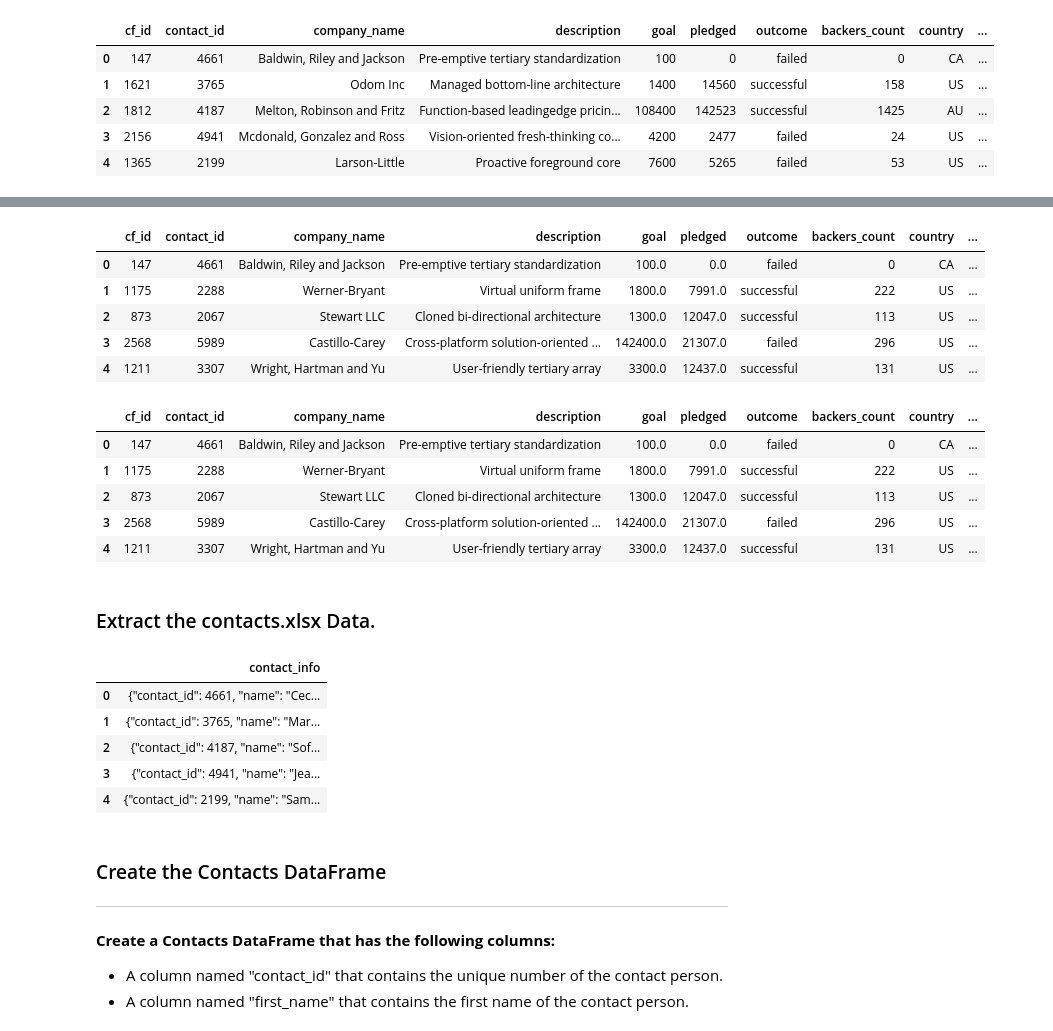
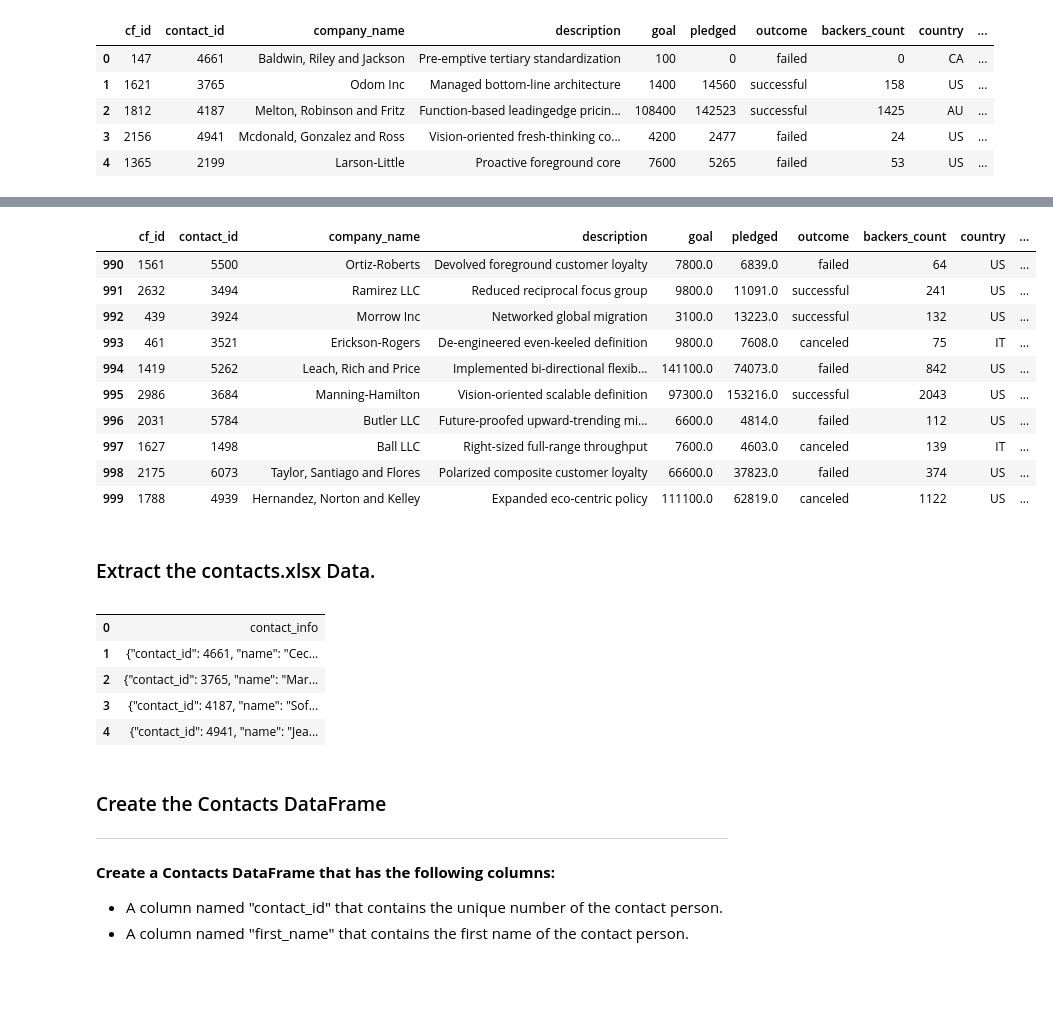
Before and after one commit to thorblock/Project_2_ETL_Crowdfunding, a Jupyter notebook: ETL_Mini_Project_TBlack_LNelson.ipynb, the cells around one changed output, grey strips where cells are left out. Drawn from its saved outputs; the diff is of its cells as text; code cells hidden in the pictures; blank space fills up the shorter version.

```diff
--- a/ETL_Mini_Project_TBlack_LNelson.ipynb
+++ b/ETL_Mini_Project_TBlack_LNelson.ipynb
@@ -117,10 +109,10 @@ appended subcategory ids['subcat1', 'subcat2', 'subcat3', 'subcat4', 'subcat5',
 # %%
 # Create a category DataFrame with the category_id array as the category_id and categories list as the category name.
-cat_dict = {'category_id': cat_ids, 'category': categories_list}
-category_df = pd.DataFrame(cat_dict)
+category_df = {'category_id':cat_ids, 'category':categories}
+category_df = pd.DataFrame(data=category_df)
 # Create a category DataFrame with the subcategory_id array as the subcategory_id and subcategories list as the subcategory name.
-subcat_dict = {'subcategory_id': subcat_ids, 'subcategory': subcategories_list}
-subcategory_df = pd.DataFrame(subcat_dict)
+subcategory_df = {'subcategory_id':subcat_ids, 'sub_category':subcategories}
+subcategory_df = pd.DataFrame(data=subcategory_df)
 # %%
 category_df
 # %% [output]
@@ -194,10 +185,9 @@ campaign_df.head()
 | 4 | 1365 | 2199 | Larson-Little | Proactive foreground core | 7600 | 5265 | failed | 53 | US | ... |
 # %%
 # Rename the blurb, launched_at, and deadline columns.
-campaign_df.rename(columns={'blurb': "description",
-                            'launched_at': "launch_date",
-                            'deadline': "end_date"}, inplace=True)
-
+campaign_df = campaign_df.rename(columns={'blurb':'description'})
+campaign_df = campaign_df.rename(columns={'launched_at':'launched_date'})
+campaign_df = campaign_df.rename(columns={'deadline':'end_date'})
 campaign_df.head()
 # %% [output]
 |  | cf_id | contact_id | company_name | description | goal | pledged | outcome | backers_count | country | ... |
@@ -208,5 +198,5 @@ campaign_df.head()
 | 4 | 1365 | 2199 | Larson-Little | Proactive foreground core | 7600 | 5265 | failed | 53 | US | ... |
 # %%
 # Convert the goal and pledged columns to a `float` data type.
-campaign_df["goal"] = campaign_df["goal"].astype(float)
-campaign_df["pledged"] = campaign_df["pledged"].astype(float)
+campaign_df[['goal','pledged']] = campaign_df[['goal','pledged']].astype(float)
+campaign_df.head()
@@ -234,7 +232,6 @@ memory usage: 119.3+ KB
 # %%
 # Format the launched_date and end_date columns to datetime format
 from datetime import datetime as dt
-
-campaign_df["launch_date"] = pd.to_datetime(campaign_df["launch_date"], unit='s').dt.strftime('%Y-%m-%d')
-
+campaign_df["launched_date"] = pd.to_datetime(campaign_df["launched_date"], unit='s').dt.strftime('%Y-%m-%d')
 campaign_df["end_date"] = pd.to_datetime(campaign_df["end_date"], unit='s').dt.strftime('%Y-%m-%d')
+campaign_df.head()
@@ -241,26 +245,18 @@ campaign_df["end_date"] = pd.to_datetime(campaign_df["end_date"], unit='s').dt.s
 # %%
 # Merge the campaign_df with the category_df on the "category" column and
 # the subcategory_df on the "subcategory" column.
-campaign_merged_df1 = pd.merge(campaign_df , category_df , on='category')
-
-campaign_merged_df2 = pd.merge(campaign_merged_df1 , subcategory_df , on='subcategory')
-
-campaign_merged_df2.head()
+category_merged_df = pd.merge(campaign_df, category_df, how ="left", on= ["category", "category"])
+campaign_merged_df = pd.merge(category_merged_df,subcategory_df, how = "left", on = ['sub_category', 'sub_category'])
+campaign_merged_df.tail(10)
 # %% [output]
 |  | cf_id | contact_id | company_name | description | goal | pledged | outcome | backers_count | country | ... |
-| 0 | 147 | 4661 | Baldwin, Riley and Jackson | Pre-emptive tertiary standardization | 100.0 | 0.0 | failed | 0 | CA | ... |
-| 1 | 1175 | 2288 | Werner-Bryant | Virtual uniform frame | 1800.0 | 7991.0 | successful | 222 | US | ... |
-| 2 | 873 | 2067 | Stewart LLC | Cloned bi-directional architecture | 1300.0 | 12047.0 | successful | 113 | US | ... |
-| 3 | 2568 | 5989 | Castillo-Carey | Cross-platform solution-oriented ... | 142400.0 | 21307.0 | failed | 296 | US | ... |
-| 4 | 1211 | 3307 | Wright, Hartman and Yu | User-friendly tertiary array | 3300.0 | 12437.0 | successful | 131 | US | ... |
+| 990 | 1561 | 5500 | Ortiz-Roberts | Devolved foreground customer loyalty | 7800.0 | 6839.0 | failed | 64 | US | ... |
+| 991 | 2632 | 3494 | Ramirez LLC | Reduced reciprocal focus group | 9800.0 | 11091.0 | successful | 241 | US | ... |
+| 992 | 439 | 3924 | Morrow Inc | Networked global migration | 3100.0 | 13223.0 | successful | 132 | US | ... |
+| 993 | 461 | 3521 | Erickson-Rogers | De-engineered even-keeled definition | 9800.0 | 7608.0 | canceled | 75 | IT | ... |
+| 994 | 1419 | 5262 | Leach, Rich and Price | Implemented bi-directional flexib... | 141100.0 | 74073.0 | failed | 842 | US | ... |
+| 995 | 2986 | 3684 | Manning-Hamilton | Vision-oriented scalable definition | 97300.0 | 153216.0 | successful | 2043 | US | ... |
+| 996 | 2031 | 5784 | Butler LLC | Future-proofed upward-trending mi... | 6600.0 | 4814.0 | failed | 112 | US | ... |
+| 997 | 1627 | 1498 | Ball LLC | Right-sized full-range throughput | 7600.0 | 4603.0 | canceled | 139 | IT | ... |
+| 998 | 2175 | 6073 | Taylor, Santiago and Flores | Polarized composite customer loyalty | 66600.0 | 37823.0 | failed | 374 | US | ... |
+| 999 | 1788 | 4939 | Hernandez, Norton and Kelley | Expanded eco-centric policy | 111100.0 | 62819.0 | canceled | 1122 | US | ... |
-# %%
-# Drop unwanted columns
-campaign_cleaned= campaign_merged_df2.drop(['staff_pick','spotlight','category & sub-category','category','subcategory'], axis=1)
-campaign_cleaned.head()
-# %% [output]
-|  | cf_id | contact_id | company_name | description | goal | pledged | outcome | backers_count | country | ... |
-| 0 | 147 | 4661 | Baldwin, Riley and Jackson | Pre-emptive tertiary standardization | 100.0 | 0.0 | failed | 0 | CA | ... |
-| 1 | 1175 | 2288 | Werner-Bryant | Virtual uniform frame | 1800.0 | 7991.0 | successful | 222 | US | ... |
-| 2 | 873 | 2067 | Stewart LLC | Cloned bi-directional architecture | 1300.0 | 12047.0 | successful | 113 | US | ... |
-| 3 | 2568 | 5989 | Castillo-Carey | Cross-platform solution-oriented ... | 142400.0 | 21307.0 | failed | 296 | US | ... |
-| 4 | 1211 | 3307 | Wright, Hartman and Yu | User-friendly tertiary array | 3300.0 | 12437.0 | successful | 131 | US | ... |
@@ -271,16 +270,15 @@ campaign_cleaned.to_csv("Resources/campaign.csv", index=False)
 ### Extract the contacts.xlsx Data.
 # %%
 # Read the data into a Pandas DataFrame. Use the `header=2` parameter when reading in the data.
-#this was originally header=2, but that caused problems, so i changed it
-contact_info_df = pd.read_excel('Resources/contacts.xlsx', header=3)
+contact_info_df = pd.read_excel('Resources/contacts.xlsx', header=2)
 contact_info_df.head()
 # %% [output]
-|  | contact_info |
-| 0 | {"contact_id": 4661, "name": "Cec... |
-| 1 | {"contact_id": 3765, "name": "Mar... |
-| 2 | {"contact_id": 4187, "name": "Sof... |
-| 3 | {"contact_id": 4941, "name": "Jea... |
-| 4 | {"contact_id": 2199, "name": "Sam... |
+|  |  |
+| 0 | contact_info |
+| 1 | {"contact_id": 4661, "name": "Cec... |
+| 2 | {"contact_id": 3765, "name": "Mar... |
+| 3 | {"contact_id": 4187, "name": "Sof... |
+| 4 | {"contact_id": 4941, "name": "Jea... |
 # %% [markdown]
 ### Create the Contacts DataFrame
 ---
```
Also changed, not shown: parts of 37 cells of this notebook, 2 other files.
